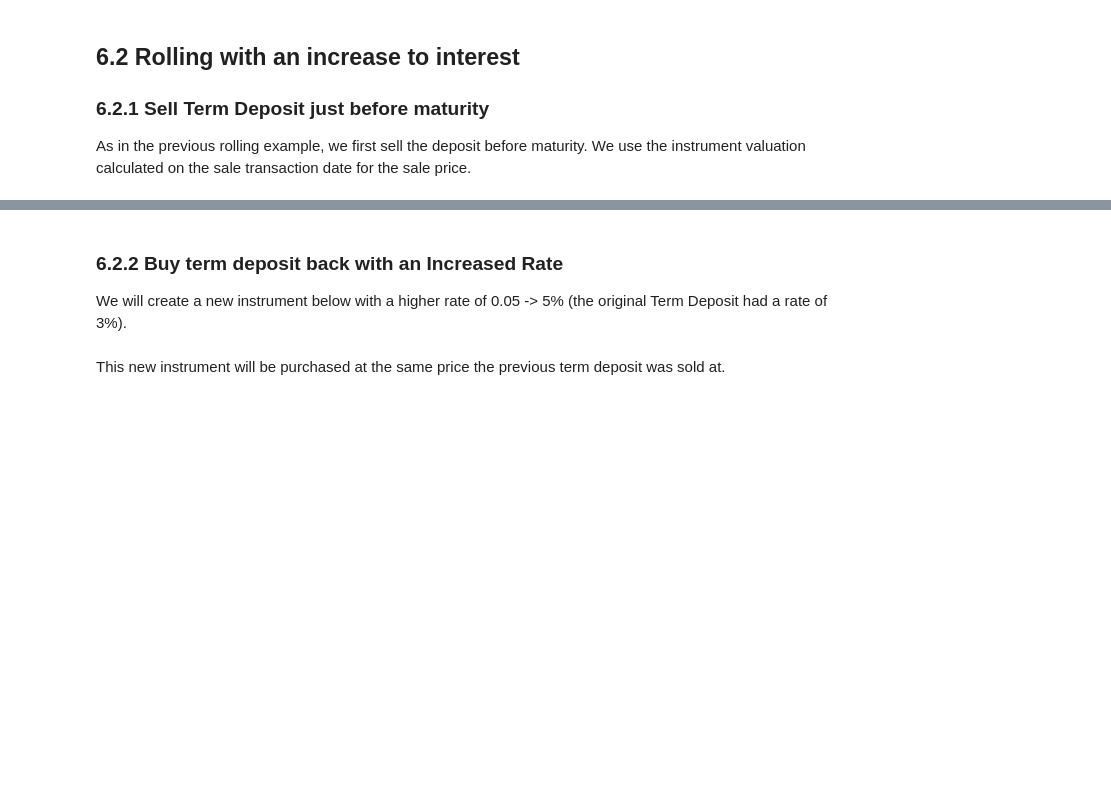
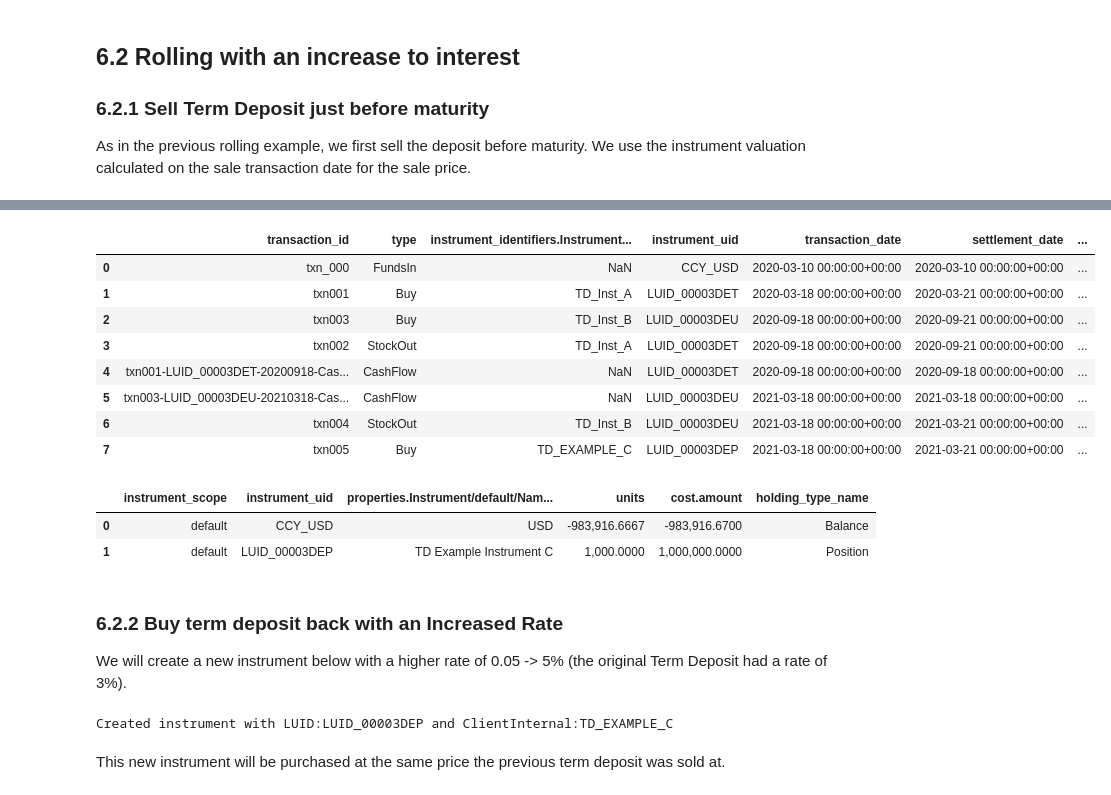
Before and after one commit to liberty-askew/sample-notebooks, a Jupyter notebook: examples/use-cases/instruments/Term Deposit.ipynb, the cells around one changed output, grey strips where cells are left out. Cells and saved outputs as stored; diff of their text form; code cells hidden in the pictures; blank space fills up the shorter version.

```diff
--- a/examples/use-cases/instruments/Term Deposit.ipynb
+++ b/examples/use-cases/instruments/Term Deposit.ipynb
@@ -468,0 +525,6 @@ We can see the sell transaction in our portfolio below
+# %%
+# For rolling term deposits we will define new start dates and maturity dates.
+roll1_start_date = maturity_date
+roll1_maturity_date = datetime(2021,3,18,00,tzinfo=pytz.utc)
+
+pre_maturity_sale_date = maturity_date - timedelta(2)
@@ -565,2 +673,12 @@ transaction_portfolios_api.upsert_transactions(
 # %%
-get_transactions_todate(pre_maturity_sale_date)
+get_transactions_todate(roll1_maturity_date)
+# %% [output]
+|  | transaction_id | type | instrument_identifiers.Instrument... | instrument_uid | transaction_date | settlement_date | ... |
+| 0 | txn_000 | FundsIn | NaN | CCY_USD | 2020-03-10 00:00:00+00:00 | 2020-03-10 00:00:00+00:00 | ... |
+| 1 | txn001 | Buy | TD_Inst_A | LUID_00003DET | 2020-03-18 00:00:00+00:00 | 2020-03-21 00:00:00+00:00 | ... |
+| 2 | txn003 | Buy | TD_Inst_B | LUID_00003DEU | 2020-09-18 00:00:00+00:00 | 2020-09-21 00:00:00+00:00 | ... |
+| 3 | txn002 | StockOut | TD_Inst_A | LUID_00003DET | 2020-09-18 00:00:00+00:00 | 2020-09-21 00:00:00+00:00 | ... |
+| 4 | txn001-LUID_00003DET-20200918-Cas... | CashFlow | NaN | LUID_00003DET | 2020-09-18 00:00:00+00:00 | 2020-09-18 00:00:00+00:00 | ... |
+| 5 | txn003-LUID_00003DEU-20210318-Cas... | CashFlow | NaN | LUID_00003DEU | 2021-03-18 00:00:00+00:00 | 2021-03-18 00:00:00+00:00 | ... |
+| 6 | txn004 | StockOut | TD_Inst_B | LUID_00003DEU | 2021-03-18 00:00:00+00:00 | 2021-03-21 00:00:00+00:00 | ... |
+| 7 | txn005 | Buy | TD_EXAMPLE_C | LUID_00003DEP | 2021-03-18 00:00:00+00:00 | 2021-03-21 00:00:00+00:00 | ... |
@@ -571,17 +685,26 @@ perform_valuation(CTVoMRecipe, pre_maturity_sale_date)
+# %%
+get_holdings(roll1_maturity_date+timedelta(3))
+# %% [output]
+|  | instrument_scope | instrument_uid | properties.Instrument/default/Nam... | units | cost.amount | holding_type_name |
+| 0 | default | CCY_USD | USD | -983,916.6667 | -983,916.6700 | Balance |
+| 1 | default | LUID_00003DEP | TD Example Instrument C | 1,000.0000 | 1,000,000.0000 | Position |
 # %% [markdown]
 ### 6.2.2 Buy term deposit back with an Increased Rate
 We will create a new instrument below with a higher rate of 0.05 -> 5% (the original Term Deposit had a rate of 3%).
 # %%
 # Define a new instrument with a higher rate
+td_client_c = "TD_EXAMPLE_C"
 td_luid_c = create_td_instrument(
     "TD Example Instrument C",
-    "TD_EXAMPLE_C",
-    roll2_start_date,
+    td_client_c,
+    roll1_maturity_date,
     roll2_maturity_date,
     1000,
     flow_conventions,
     0.05,
     "GBP"
 )
+# %% [output]
+Created instrument with LUID:LUID_00003DEP and ClientInternal:TD_EXAMPLE_C
 # %% [markdown]
 This new instrument will be purchased at the same price the previous term deposit was sold at.
```
Also changed, not shown: parts of 79 cells of this notebook.
